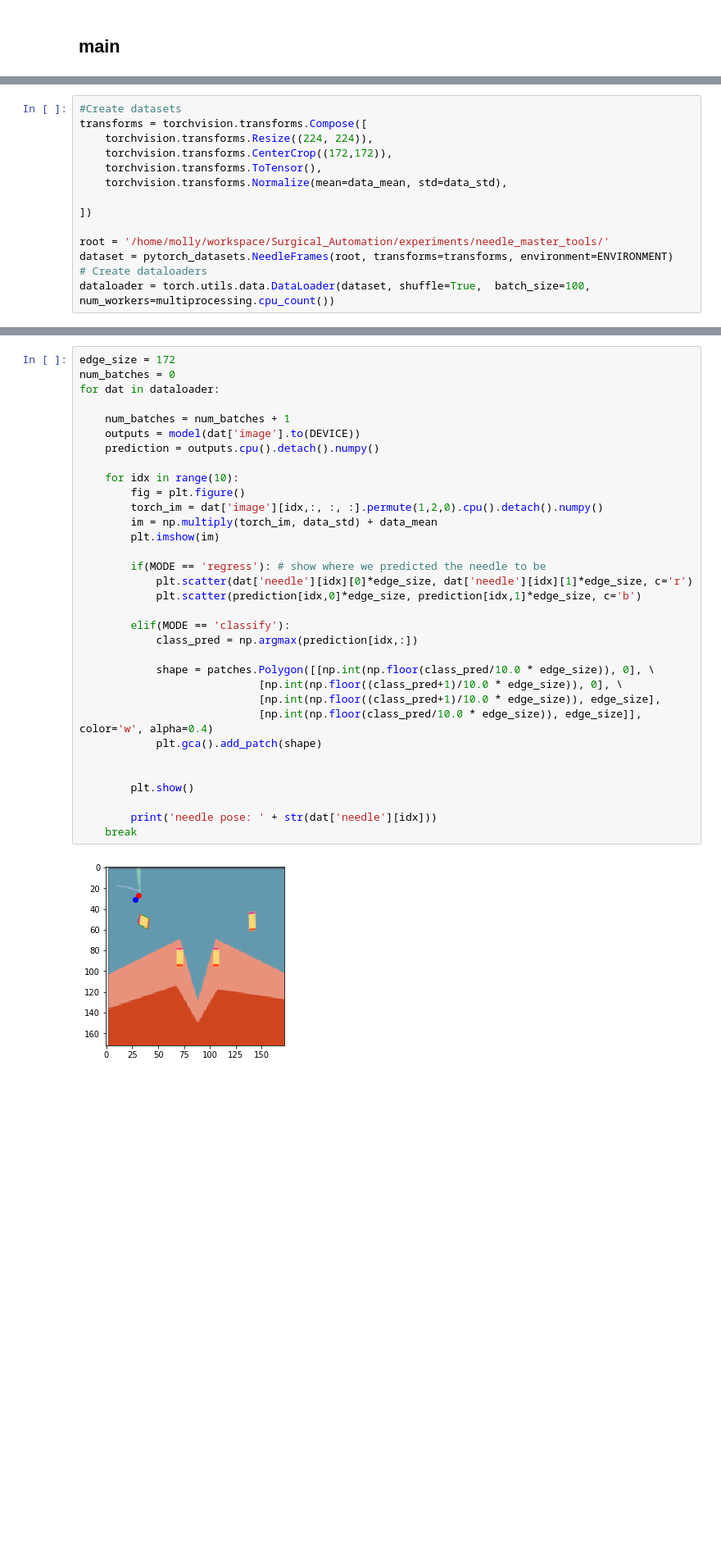
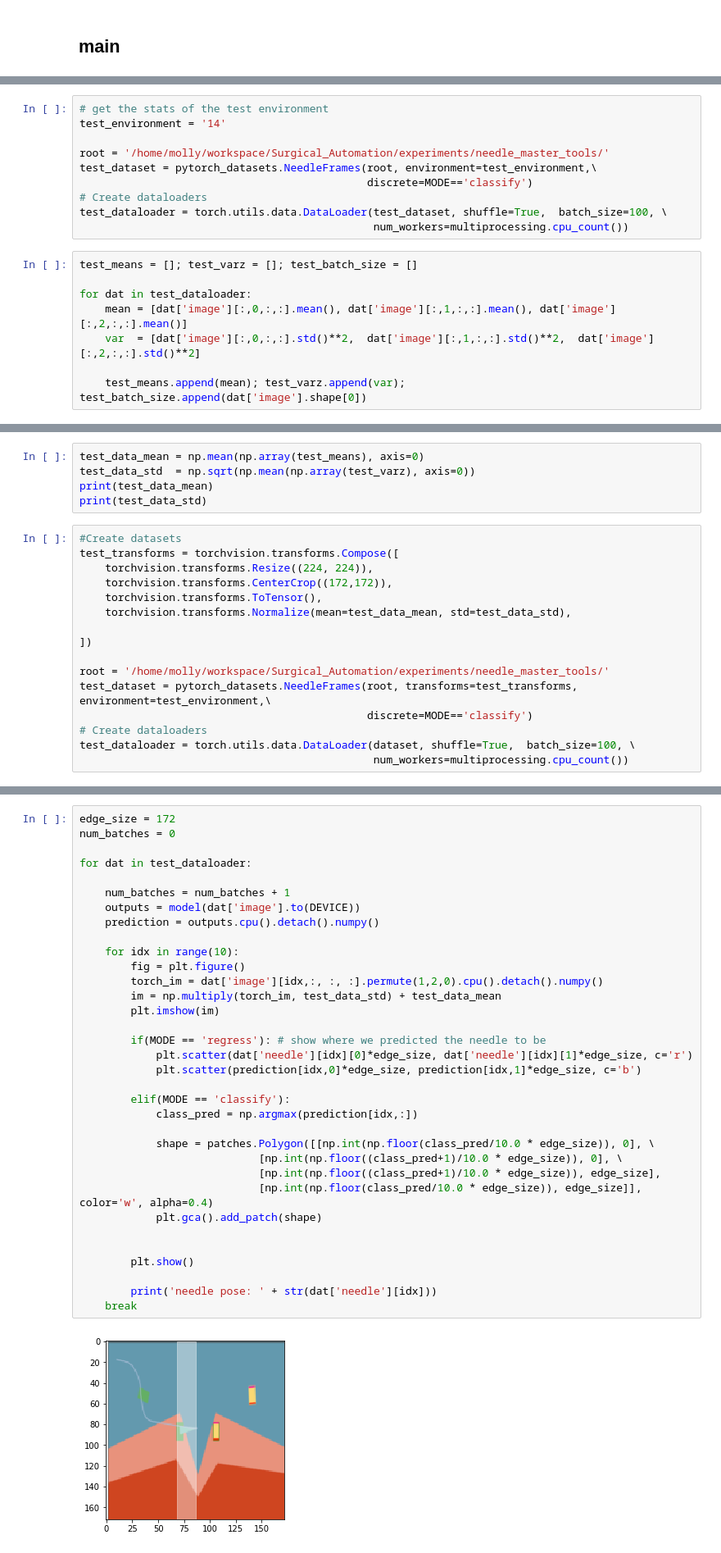
Before and after one commit to mollynnobrien/needle_master_tools, a Jupyter notebook: cnn_vision_block/needle_master.ipynb, the cells around one changed output, grey strips where cells are left out. Shown at 82% size. Cells and saved outputs as stored; diff of their text form; blank space fills up the shorter version.

```diff
--- a/cnn_vision_block/needle_master.ipynb
+++ b/cnn_vision_block/needle_master.ipynb
@@ -327,0 +310,18 @@ pred
+# %%
+# get the stats of the test environment
+test_environment = '14'
+
+root = '/home/molly/workspace/Surgical_Automation/experiments/needle_master_tools/'
+test_dataset = pytorch_datasets.NeedleFrames(root, environment=test_environment,\
+                                             discrete=MODE=='classify')
+# Create dataloaders
+test_dataloader = torch.utils.data.DataLoader(test_dataset, shuffle=True,  batch_size=100, \
+                                              num_workers=multiprocessing.cpu_count())
+# %%
+test_means = []; test_varz = []; test_batch_size = []
+
+for dat in test_dataloader:
+    mean = [dat['image'][:,0,:,:].mean(), dat['image'][:,1,:,:].mean(), dat['image'][:,2,:,:].mean()]
+    var  = [dat['image'][:,0,:,:].std()**2,  dat['image'][:,1,:,:].std()**2,  dat['image'][:,2,:,:].std()**2]
+
+    test_means.append(mean); test_varz.append(var); test_batch_size.append(dat['image'].shape[0])
@@ -328,14 +330,21 @@ pred
+# %%
+test_data_mean = np.mean(np.array(test_means), axis=0)
+test_data_std  = np.sqrt(np.mean(np.array(test_varz), axis=0))
+print(test_data_mean)
+print(test_data_std)
 # %%
 #Create datasets
-transforms = torchvision.transforms.Compose([
+test_transforms = torchvision.transforms.Compose([
     torchvision.transforms.Resize((224, 224)),
     torchvision.transforms.CenterCrop((172,172)),
     torchvision.transforms.ToTensor(),
-    torchvision.transforms.Normalize(mean=data_mean, std=data_std),
+    torchvision.transforms.Normalize(mean=test_data_mean, std=test_data_std),
 
 ])
 
 root = '/home/molly/workspace/Surgical_Automation/experiments/needle_master_tools/'
-dataset = pytorch_datasets.NeedleFrames(root, transforms=transforms, environment=ENVIRONMENT)
+test_dataset = pytorch_datasets.NeedleFrames(root, transforms=test_transforms, environment=test_environment,\
+                                             discrete=MODE=='classify')
 # Create dataloaders
-dataloader = torch.utils.data.DataLoader(dataset, shuffle=True,  batch_size=100,  num_workers=multiprocessing.cpu_count())
+test_dataloader = torch.utils.data.DataLoader(dataset, shuffle=True,  batch_size=100, \
+                                              num_workers=multiprocessing.cpu_count())
@@ -342,35 +353,36 @@ dataloader = torch.utils.data.DataLoader(dataset, shuffle=True,  batch_size=100,
 # %%
 edge_size = 172
 num_batches = 0
-for dat in dataloader:
+
+for dat in test_dataloader:
 
     num_batches = num_batches + 1
     outputs = model(dat['image'].to(DEVICE))
     prediction = outputs.cpu().detach().numpy()
 
     for idx in range(10):
         fig = plt.figure()
         torch_im = dat['image'][idx,:, :, :].permute(1,2,0).cpu().detach().numpy()
-        im = np.multiply(torch_im, data_std) + data_mean
+        im = np.multiply(torch_im, test_data_std) + test_data_mean
         plt.imshow(im)
 
         if(MODE == 'regress'): # show where we predicted the needle to be
             plt.scatter(dat['needle'][idx][0]*edge_size, dat['needle'][idx][1]*edge_size, c='r')
             plt.scatter(prediction[idx,0]*edge_size, prediction[idx,1]*edge_size, c='b')
 
         elif(MODE == 'classify'):
             class_pred = np.argmax(prediction[idx,:])
 
             shape = patches.Polygon([[np.int(np.floor(class_pred/10.0 * edge_size)), 0], \
                             [np.int(np.floor((class_pred+1)/10.0 * edge_size)), 0], \
                             [np.int(np.floor((class_pred+1)/10.0 * edge_size)), edge_size],
                             [np.int(np.floor(class_pred/10.0 * edge_size)), edge_size]], color='w', alpha=0.4)
             plt.gca().add_patch(shape)
 
 
         plt.show()
 
         print('needle pose: ' + str(dat['needle'][idx]))
     break
 # %% [output]
-[figure, old version]
+[figure, new version]
```
Also changed, not shown: parts of 18 cells of this notebook.
